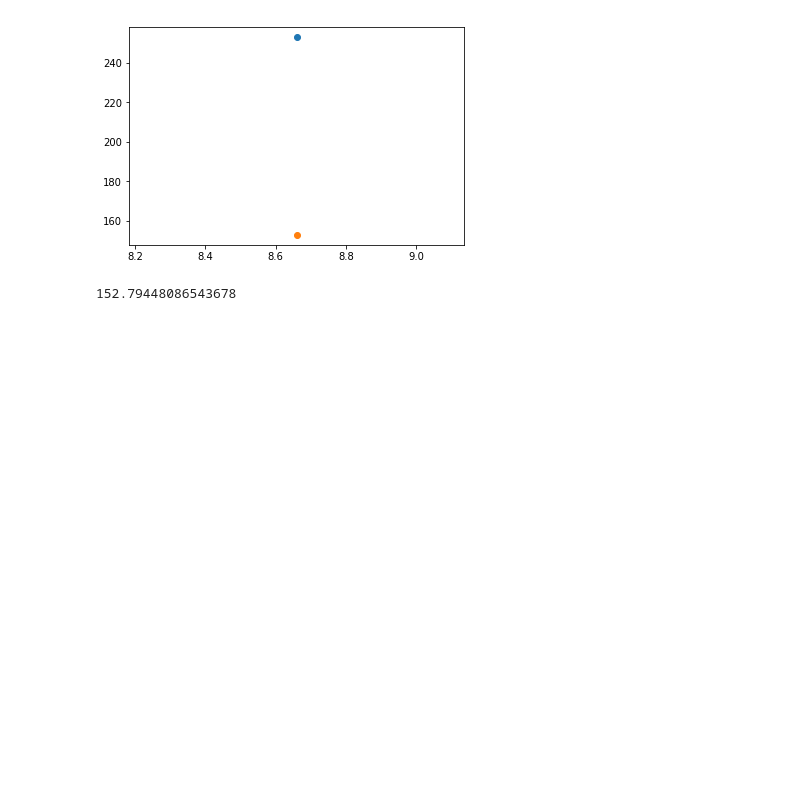
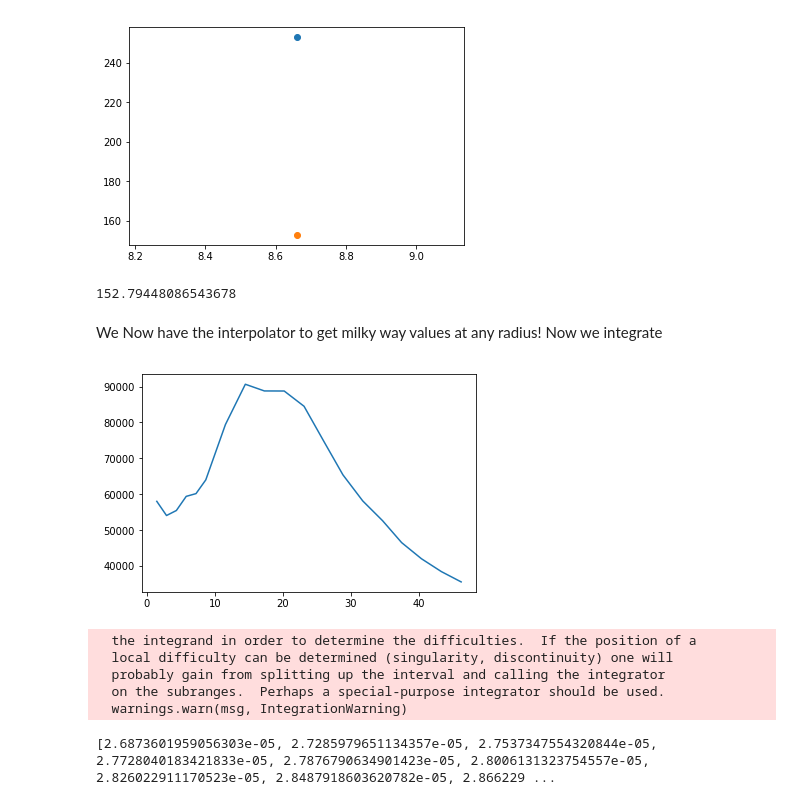
Before and after one commit to Cisneros-Galaxy/RCFM, a Jupyter notebook: Model.ipynb, the cells around one changed output. Cells and saved outputs as stored; diff of their text form; code cells hidden in the pictures; blank space fills up the shorter version.

Commit message:
added new utils lib with phi integration

```diff
--- a/Model.ipynb
+++ b/Model.ipynb
@@ -48,3 +49,25 @@ plt.show()
 print(mw_function(8.66))
 # %% [output]
 152.79448086543678
+# %% [markdown]
+We Now have the interpolator to get milky way values at any radius!
+Now we integrate
+# %%
+vSquared = NGC5371_gas*NGC5371_gas + NGC5371_disk*NGC5371_disk + NGC5371_bulge*NGC5371_bulge
+# Plot our function of r -> vSquared
+plt.plot(NGC5371_rad, vSquared)
+plt.show()
+# %% [output]
+[figure, added]
+# %%
+phi = utils.CalcPhi(NGC5371_rad, vSquared)
+# %% [output]
+  the integrand in order to determine the difficulties.  If the position of a
+  local difficulty can be determined (singularity, discontinuity) one will
+  probably gain from splitting up the interval and calling the integrator
+  on the subranges.  Perhaps a special-purpose integrator should be used.
+  warnings.warn(msg, IntegrationWarning)
+# %%
+print(phi)
+# %% [output]
+[2.6873601959056303e-05, 2.7285979651134357e-05, 2.7537347554320844e-05, 2.7728040183421833e-05, 2.7876790634901423e-05, 2.8006131323754557e-05, 2.826022911170523e-05, 2.8487918603620782e-05, 2.866229 ...
```
Also changed, not shown: parts of 2 cells of this notebook, 2 other files.
